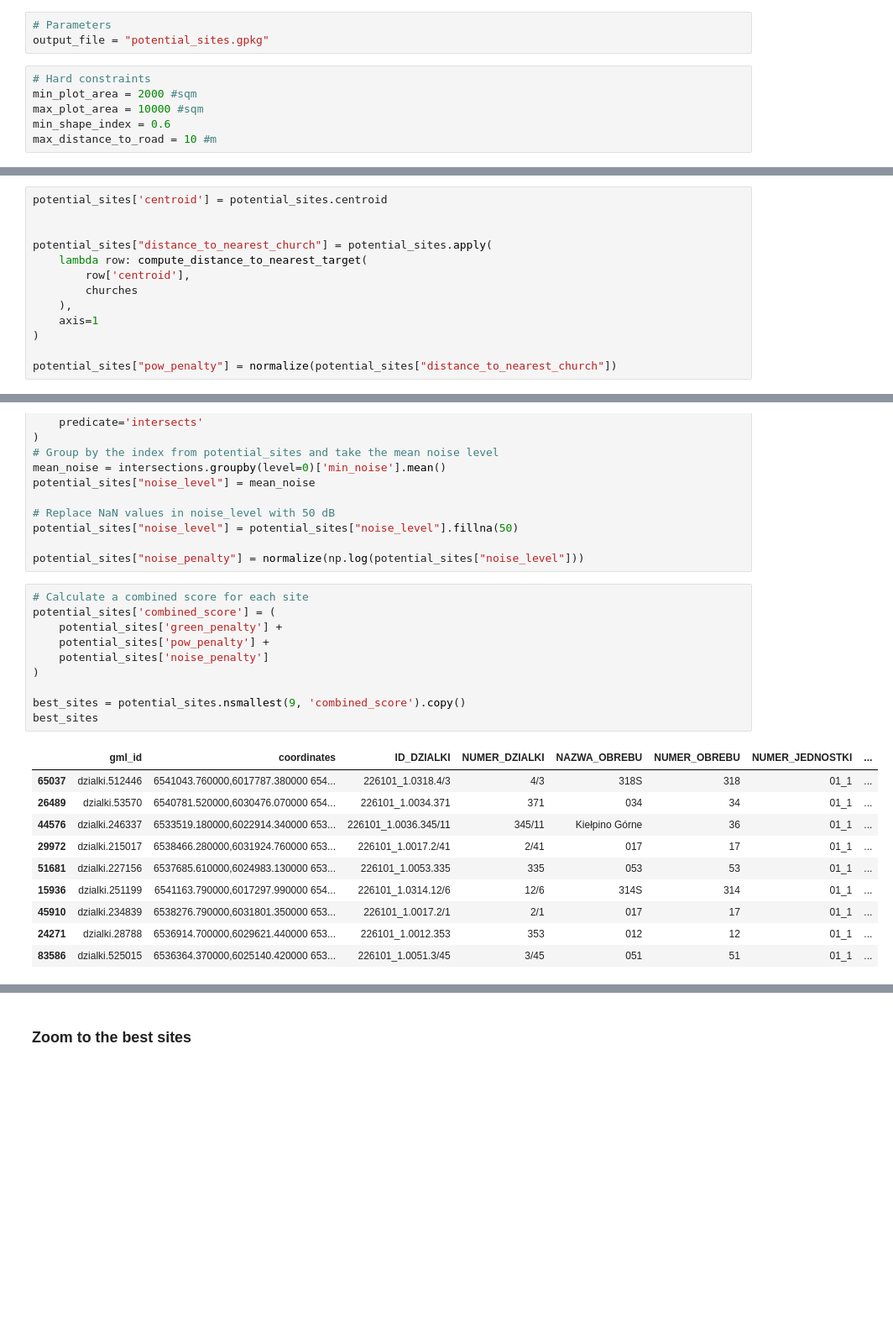
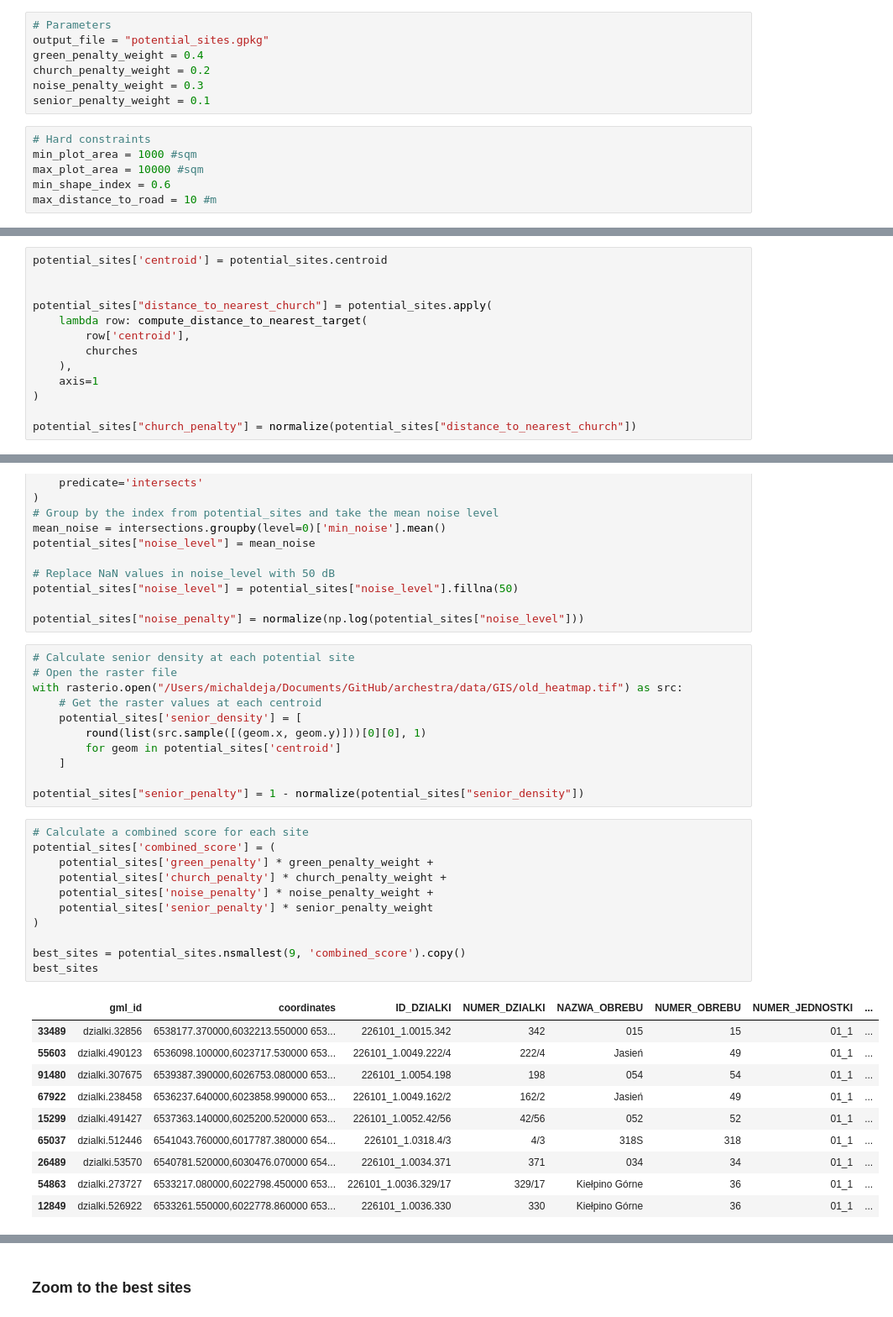
Before and after one commit to archiboi69/archestra, a Jupyter notebook: site_selection.ipynb, the cells around one changed output, grey strips where cells are left out. Shown at 84% size. Saved outputs shown, nothing was run; the diff lists cells and outputs as text; blank space fills up the shorter version.

```diff
--- a/site_selection.ipynb
+++ b/site_selection.ipynb
@@ -7,9 +9,13 @@ import contextily as ctx
 # %%
 # Parameters
 output_file = "potential_sites.gpkg"
+green_penalty_weight = 0.4
+church_penalty_weight = 0.2
+noise_penalty_weight = 0.3
+senior_penalty_weight = 0.1
 # %%
 # Hard constraints
-min_plot_area = 2000 #sqm
+min_plot_area = 1000 #sqm
 max_plot_area = 10000 #sqm
 min_shape_index = 0.6
 max_distance_to_road = 10 #m
@@ -143,7 +149,7 @@ potential_sites["distance_to_nearest_church"] = potential_sites.apply(
     axis=1
 )
 
-potential_sites["pow_penalty"] = normalize(potential_sites["distance_to_nearest_church"])
+potential_sites["church_penalty"] = normalize(potential_sites["distance_to_nearest_church"])
 # %%
 potential_sites["distance_to_nearest_green"] = potential_sites.apply(
     lambda row: compute_distance_to_nearest_target(
@@ -170,24 +176,36 @@ potential_sites["noise_level"] = mean_noise
 potential_sites["noise_level"] = potential_sites["noise_level"].fillna(50)
 
 potential_sites["noise_penalty"] = normalize(np.log(potential_sites["noise_level"]))
+# %%
+# Calculate senior density at each potential site
+# Open the raster file
+with rasterio.open("/Users/michaldeja/Documents/GitHub/archestra/data/GIS/old_heatmap.tif") as src:
+    # Get the raster values at each centroid
+    potential_sites['senior_density'] = [
+        round(list(src.sample([(geom.x, geom.y)]))[0][0], 1)
+        for geom in potential_sites['centroid']
+    ]
+
+potential_sites["senior_penalty"] = 1 - normalize(potential_sites["senior_density"])
 # %%
 # Calculate a combined score for each site
 potential_sites['combined_score'] = (
-    potential_sites['green_penalty'] +
-    potential_sites['pow_penalty'] +
-    potential_sites['noise_penalty']
+    potential_sites['green_penalty'] * green_penalty_weight +
+    potential_sites['church_penalty'] * church_penalty_weight +
+    potential_sites['noise_penalty'] * noise_penalty_weight +
+    potential_sites['senior_penalty'] * senior_penalty_weight
 )
 
 best_sites = potential_sites.nsmallest(9, 'combined_score').copy()
 best_sites
 # %% [output]
 |  | gml_id | coordinates | ID_DZIALKI | NUMER_DZIALKI | NAZWA_OBREBU | NUMER_OBREBU | NUMER_JEDNOSTKI | ... |
+| 33489 | dzialki.32856 | 6538177.370000,6032213.550000 653... | 226101_1.0015.342 | 342 | 015 | 15 | 01_1 | ... |
+| 55603 | dzialki.490123 | 6536098.100000,6023717.530000 653... | 226101_1.0049.222/4 | 222/4 | Jasień | 49 | 01_1 | ... |
+| 91480 | dzialki.307675 | 6539387.390000,6026753.080000 653... | 226101_1.0054.198 | 198 | 054 | 54 | 01_1 | ... |
+| 67922 | dzialki.238458 | 6536237.640000,6023858.990000 653... | 226101_1.0049.162/2 | 162/2 | Jasień | 49 | 01_1 | ... |
+| 15299 | dzialki.491427 | 6537363.140000,6025200.520000 653... | 226101_1.0052.42/56 | 42/56 | 052 | 52 | 01_1 | ... |
 | 65037 | dzialki.512446 | 6541043.760000,6017787.380000 654... | 226101_1.0318.4/3 | 4/3 | 318S | 318 | 01_1 | ... |
 | 26489 | dzialki.53570 | 6540781.520000,6030476.070000 654... | 226101_1.0034.371 | 371 | 034 | 34 | 01_1 | ... |
-| 44576 | dzialki.246337 | 6533519.180000,6022914.340000 653... | 226101_1.0036.345/11 | 345/11 | Kiełpino Górne | 36 | 01_1 | ... |
-| 29972 | dzialki.215017 | 6538466.280000,6031924.760000 653... | 226101_1.0017.2/41 | 2/41 | 017 | 17 | 01_1 | ... |
-| 51681 | dzialki.227156 | 6537685.610000,6024983.130000 653... | 226101_1.0053.335 | 335 | 053 | 53 | 01_1 | ... |
-| 15936 | dzialki.251199 | 6541163.790000,6017297.990000 654... | 226101_1.0314.12/6 | 12/6 | 314S | 314 | 01_1 | ... |
-| 45910 | dzialki.234839 | 6538276.790000,6031801.350000 653... | 226101_1.0017.2/1 | 2/1 | 017 | 17 | 01_1 | ... |
-| 24271 | dzialki.28788 | 6536914.700000,6029621.440000 653... | 226101_1.0012.353 | 353 | 012 | 12 | 01_1 | ... |
-| 83586 | dzialki.525015 | 6536364.370000,6025140.420000 653... | 226101_1.0051.3/45 | 3/45 | 051 | 51 | 01_1 | ... |
+| 54863 | dzialki.273727 | 6533217.080000,6022798.450000 653... | 226101_1.0036.329/17 | 329/17 | Kiełpino Górne | 36 | 01_1 | ... |
+| 12849 | dzialki.526922 | 6533261.550000,6022778.860000 653... | 226101_1.0036.330 | 330 | Kiełpino Górne | 36 | 01_1 | ... |
```
Also changed, not shown: parts of 6 cells of this notebook, 1 other file.
